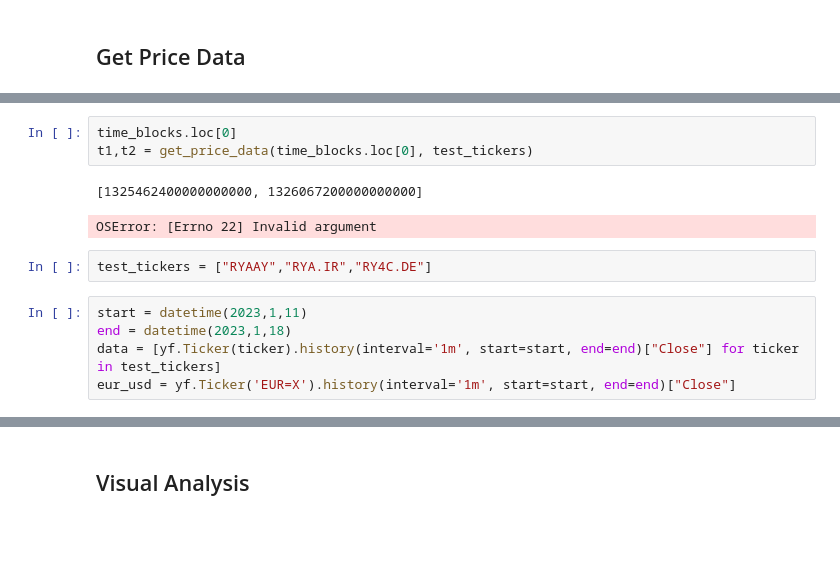
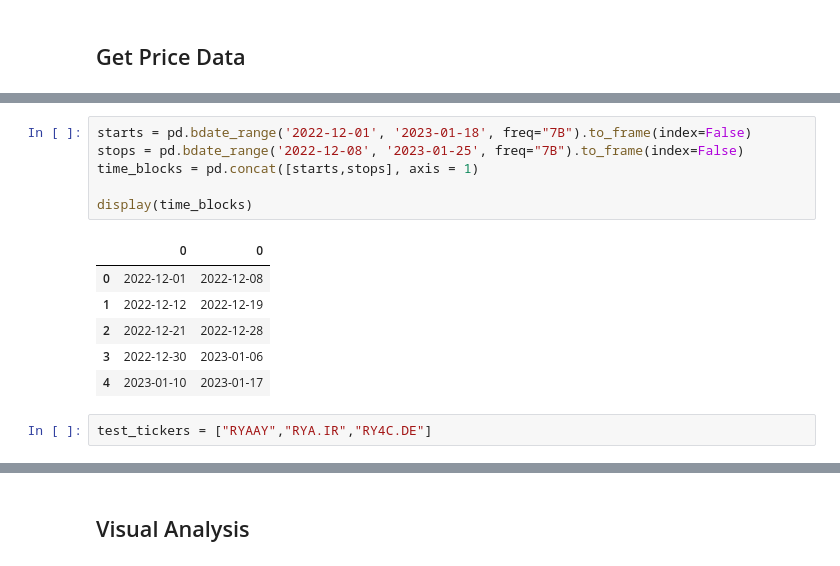
Before and after one commit to oliverweissl/DataWrangling-Project, a Jupyter notebook: intra_day_arbitrage.ipynb, the cells around one changed output, grey strips where cells are left out. Cells and saved outputs as stored; diff of their text form; blank space fills up the shorter version.

```diff
--- a/intra_day_arbitrage.ipynb
+++ b/intra_day_arbitrage.ipynb
@@ -71,13 +77,15 @@ display(time_blocks)
-# %%
-time_blocks.loc[0]
-t1,t2 = get_price_data(time_blocks.loc[0], test_tickers)
-# %% [output]
-[1325462400000000000, 1326067200000000000]
-OSError: [Errno 22] Invalid argument
+# %%
+starts = pd.bdate_range('2022-12-01', '2023-01-18', freq="7B").to_frame(index=False)
+stops = pd.bdate_range('2022-12-08', '2023-01-25', freq="7B").to_frame(index=False)
+time_blocks = pd.concat([starts,stops], axis = 1)
+
+display(time_blocks)
+# %% [output]
+|  | 0 | 0 |
+| 0 | 2022-12-01 | 2022-12-08 |
+| 1 | 2022-12-12 | 2022-12-19 |
+| 2 | 2022-12-21 | 2022-12-28 |
+| 3 | 2022-12-30 | 2023-01-06 |
+| 4 | 2023-01-10 | 2023-01-17 |
 # %%
 test_tickers = ["RYAAY","RYA.IR","RY4C.DE"]
-# %%
-start = datetime(2023,1,11)
-end = datetime(2023,1,18)
-data = [yf.Ticker(ticker).history(interval='1m', start=start, end=end)["Close"] for ticker in test_tickers]
-eur_usd = yf.Ticker('EUR=X').history(interval='1m', start=start, end=end)["Close"]
```
Also changed, not shown: parts of 18 cells of this notebook, 1 other file.
